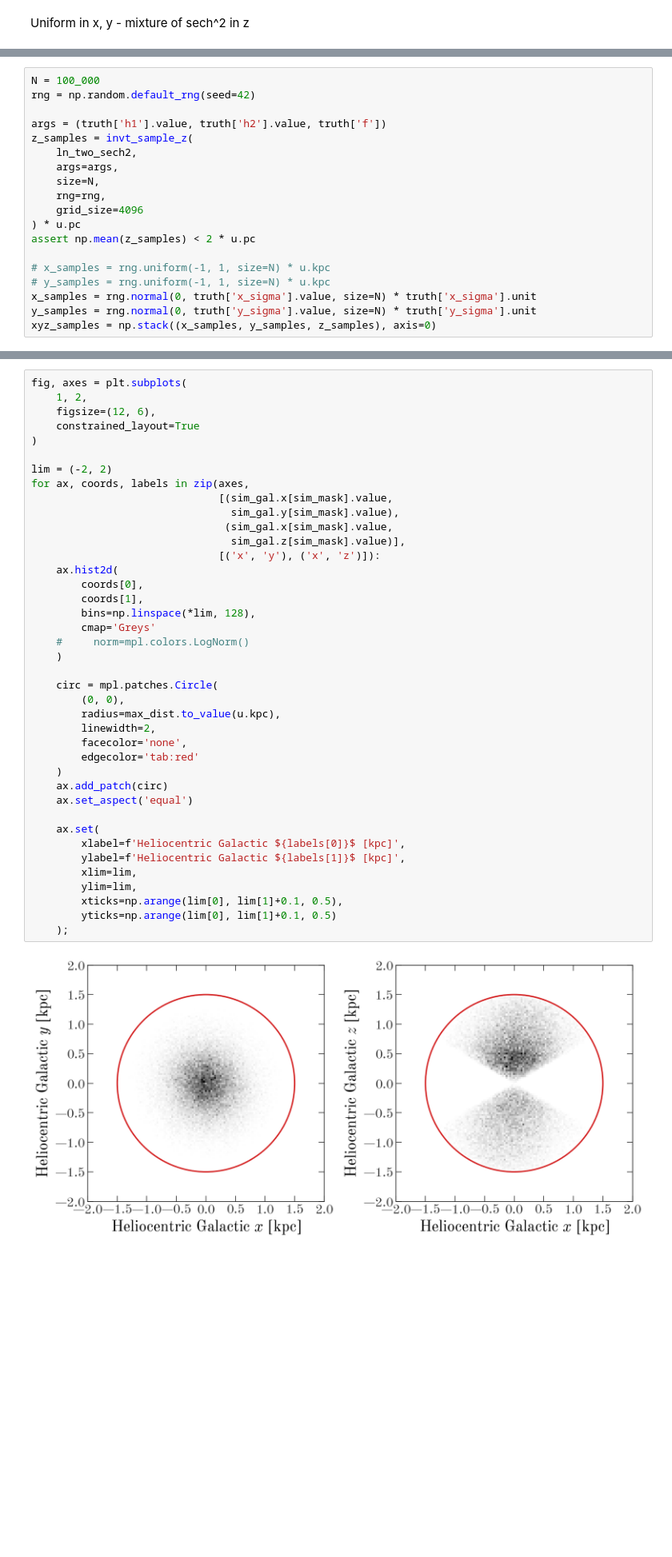
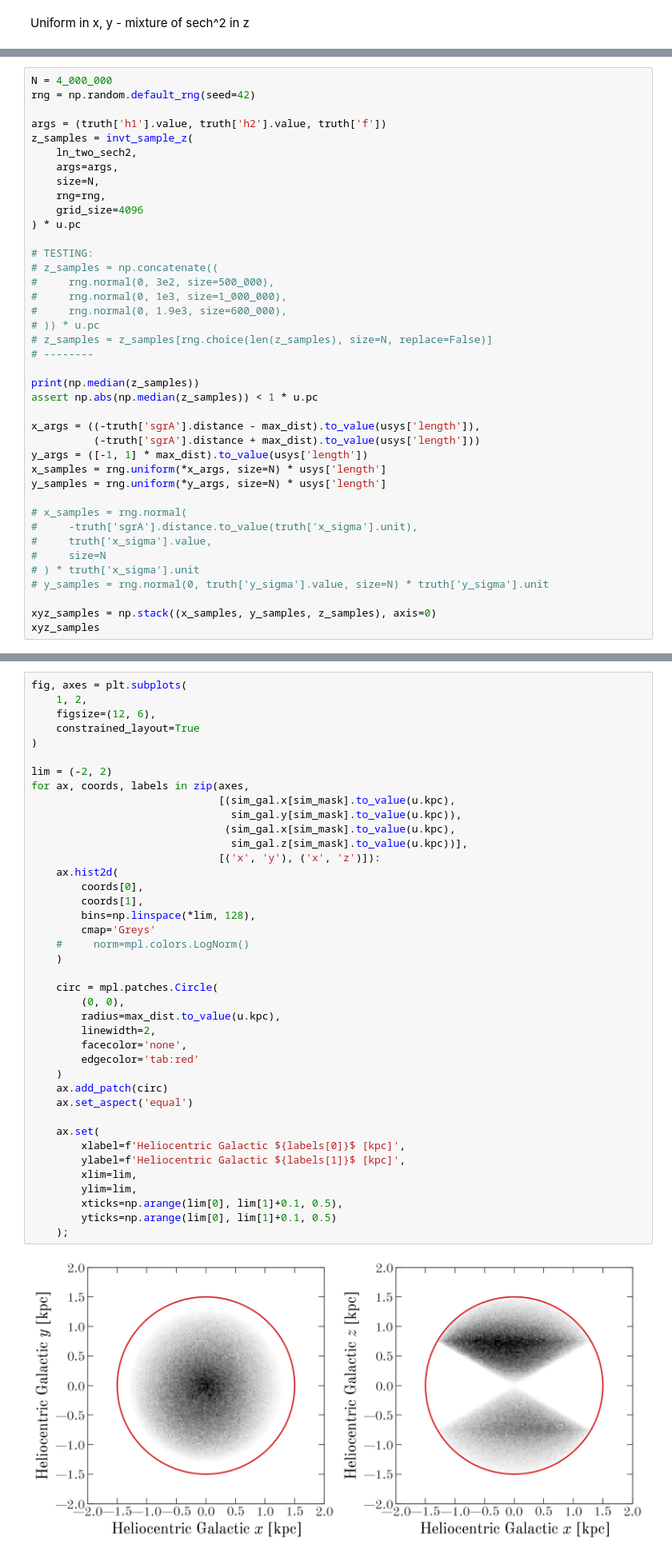
Before and after one commit to adrn/solar-velocity, a Jupyter notebook: notebooks/Simulated-midplane-with-selection.ipynb, the cells around one changed output, grey strips where cells are left out. Shown at 80% size. Cells and saved outputs as stored; diff of their text form; blank space fills up the shorter version.

```diff
--- a/notebooks/Simulated-midplane-with-selection.ipynb
+++ b/notebooks/Simulated-midplane-with-selection.ipynb
@@ -58,5 +71,5 @@ $1.0689145 \; \mathrm{pc}$
 # %%
-N = 100_000
+N = 4_000_000
 rng = np.random.default_rng(seed=42)
 
 args = (truth['h1'].value, truth['h2'].value, truth['f'])
@@ -67,10 +80,31 @@ z_samples = invt_sample_z(
     rng=rng,
     grid_size=4096
 ) * u.pc
-assert np.mean(z_samples) < 2 * u.pc
 
-# x_samples = rng.uniform(-1, 1, size=N) * u.kpc
-# y_samples = rng.uniform(-1, 1, size=N) * u.kpc
-x_samples = rng.normal(0, truth['x_sigma'].value, size=N) * truth['x_sigma'].unit
-y_samples = rng.normal(0, truth['y_sigma'].value, size=N) * truth['y_sigma'].unit
+# TESTING:
+# z_samples = np.concatenate((
+#     rng.normal(0, 3e2, size=500_000),
+#     rng.normal(0, 1e3, size=1_000_000),
+#     rng.normal(0, 1.9e3, size=600_000),
+# )) * u.pc
+# z_samples = z_samples[rng.choice(len(z_samples), size=N, replace=False)]
+# --------
+
+print(np.median(z_samples))
+assert np.abs(np.median(z_samples)) < 1 * u.pc
+
+x_args = ((-truth['sgrA'].distance - max_dist).to_value(usys['length']),
+          (-truth['sgrA'].distance + max_dist).to_value(usys['length']))
+y_args = ([-1, 1] * max_dist).to_value(usys['length'])
+x_samples = rng.uniform(*x_args, size=N) * usys['length']
+y_samples = rng.uniform(*y_args, size=N) * usys['length']
+
+# x_samples = rng.normal(
+#     -truth['sgrA'].distance.to_value(truth['x_sigma'].unit),
+#     truth['x_sigma'].value,
+#     size=N
+# ) * truth['x_sigma'].unit
+# y_samples = rng.normal(0, truth['y_sigma'].value, size=N) * truth['y_sigma'].unit
+
 xyz_samples = np.stack((x_samples, y_samples, z_samples), axis=0)
+xyz_samples
@@ -120,36 +154,36 @@ fig, axes = plt.subplots(
 
 lim = (-2, 2)
 for ax, coords, labels in zip(axes,
-                              [(sim_gal.x[sim_mask].value,
-                                sim_gal.y[sim_mask].value),
-                               (sim_gal.x[sim_mask].value,
-                                sim_gal.z[sim_mask].value)],
+                              [(sim_gal.x[sim_mask].to_value(u.kpc),
+                                sim_gal.y[sim_mask].to_value(u.kpc)),
+                               (sim_gal.x[sim_mask].to_value(u.kpc),
+                                sim_gal.z[sim_mask].to_value(u.kpc))],
                               [('x', 'y'), ('x', 'z')]):
     ax.hist2d(
         coords[0],
         coords[1],
         bins=np.linspace(*lim, 128),
         cmap='Greys'
     #     norm=mpl.colors.LogNorm()
     )
 
     circ = mpl.patches.Circle(
         (0, 0),
         radius=max_dist.to_value(u.kpc),
         linewidth=2,
         facecolor='none',
         edgecolor='tab:red'
     )
     ax.add_patch(circ)
     ax.set_aspect('equal')
 
     ax.set(
         xlabel=f'Heliocentric Galactic ${labels[0]}$ [kpc]',
         ylabel=f'Heliocentric Galactic ${labels[1]}$ [kpc]',
         xlim=lim,
         ylim=lim,
         xticks=np.arange(lim[0], lim[1]+0.1, 0.5),
         yticks=np.arange(lim[0], lim[1]+0.1, 0.5)
     );
 # %% [output]
-[figure, old version]
+[figure, new version]
```
Also changed, not shown: parts of 29 cells of this notebook, 3 other files.
